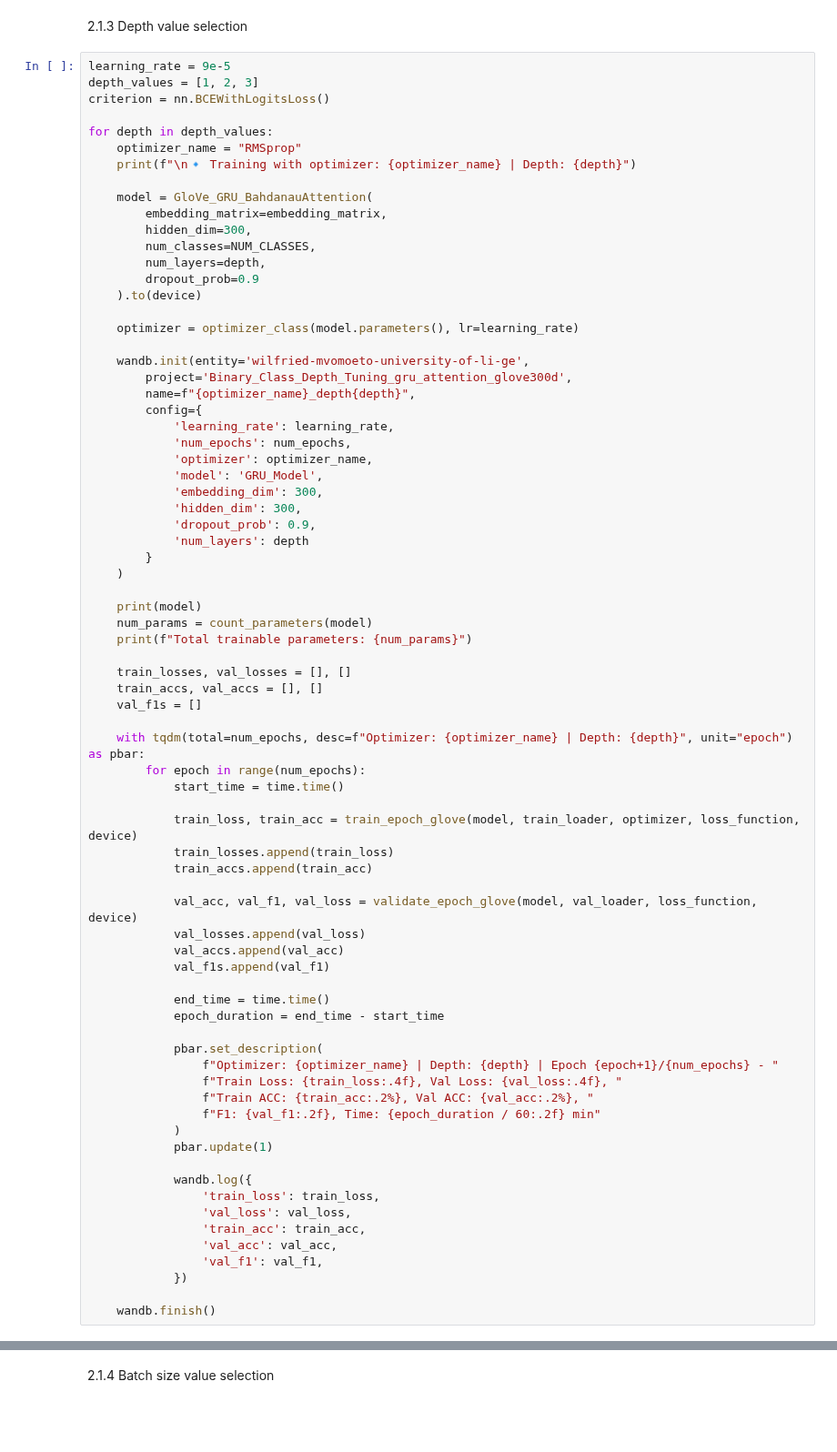
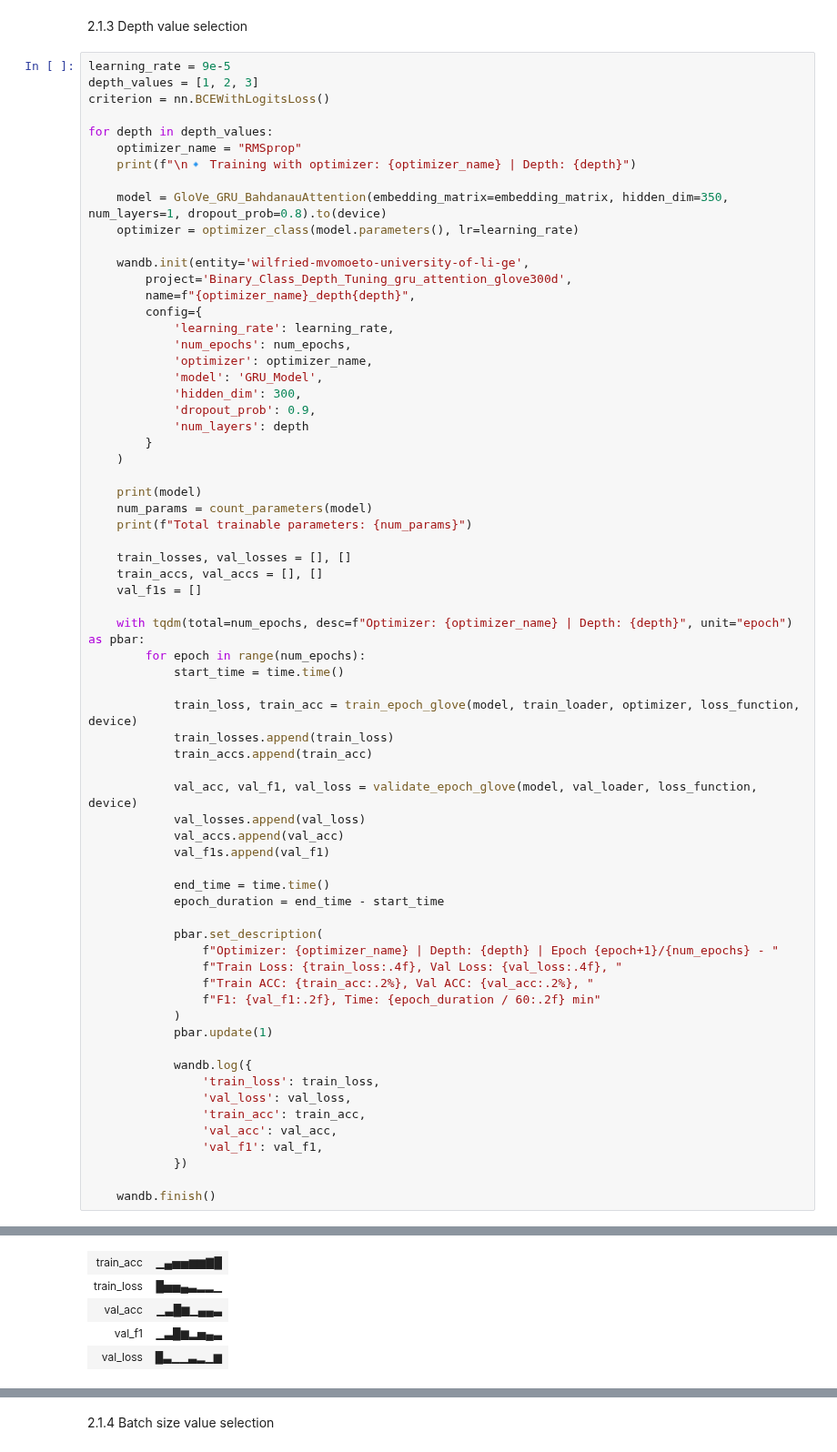
Before and after one commit to etoMvom/masterThesis, a Jupyter notebook: code/binary-class/notebooks/Binary_Class_Bi_GRU_Bahdanau_Attention_Glove300d_PubMedBert.ipynb, the cells around one changed output, grey strips where cells are left out. Shown at 91% size. Cells and saved outputs as stored; diff of their text form; blank space fills up the shorter version.

```diff
--- a/code/binary-class/notebooks/Binary_Class_Bi_GRU_Bahdanau_Attention_Glove300d_PubMedBert.ipynb
+++ b/code/binary-class/notebooks/Binary_Class_Bi_GRU_Bahdanau_Attention_Glove300d_PubMedBert.ipynb
@@ -1544,14 +1594,7 @@ for depth in depth_values:
     optimizer_name = "RMSprop"
     print(f"\n🔹 Training with optimizer: {optimizer_name} | Depth: {depth}")
 
-    model = GloVe_GRU_BahdanauAttention(
-        embedding_matrix=embedding_matrix,
-        hidden_dim=300,
-        num_classes=NUM_CLASSES,
-        num_layers=depth,
-        dropout_prob=0.9
-    ).to(device)
-
+    model = GloVe_GRU_BahdanauAttention(embedding_matrix=embedding_matrix, hidden_dim=350, num_layers=1, dropout_prob=0.8).to(device)
     optimizer = optimizer_class(model.parameters(), lr=learning_rate)
 
     wandb.init(entity='wilfried-mvomoeto-university-of-li-ge',
@@ -1562,7 +1605,6 @@ for depth in depth_values:
             'num_epochs': num_epochs,
             'optimizer': optimizer_name,
             'model': 'GRU_Model',
-            'embedding_dim': 300,
             'hidden_dim': 300,
             'dropout_prob': 0.9,
             'num_layers': depth
@@ -1610,3 +1652,4 @@ for depth in depth_values:
             })
 
     wandb.finish()
+# %% [output]
@@ -1612,0 +1675,5 @@ for depth in depth_values:
+| train_acc | ▁▄▅▅▆▆▇█ |
+| train_loss | █▅▅▄▃▂▂▁ |
+| val_acc | ▁▃█▆▁▄▄▃ |
+| val_f1 | ▁▃█▆▂▅▄▃ |
+| val_loss | █▃▁▁▃▂▁▆ |
```
Also changed, not shown: parts of 20 cells of this notebook.
